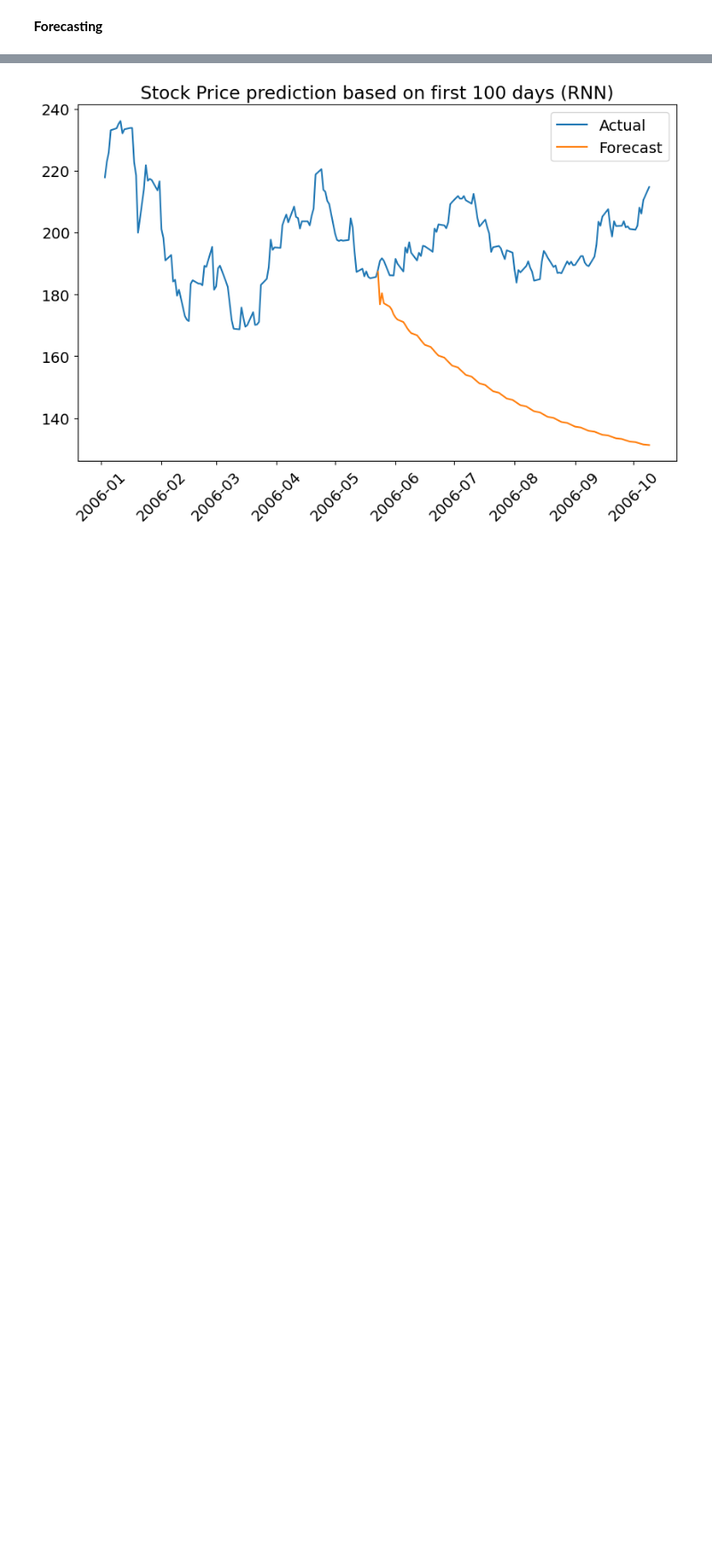
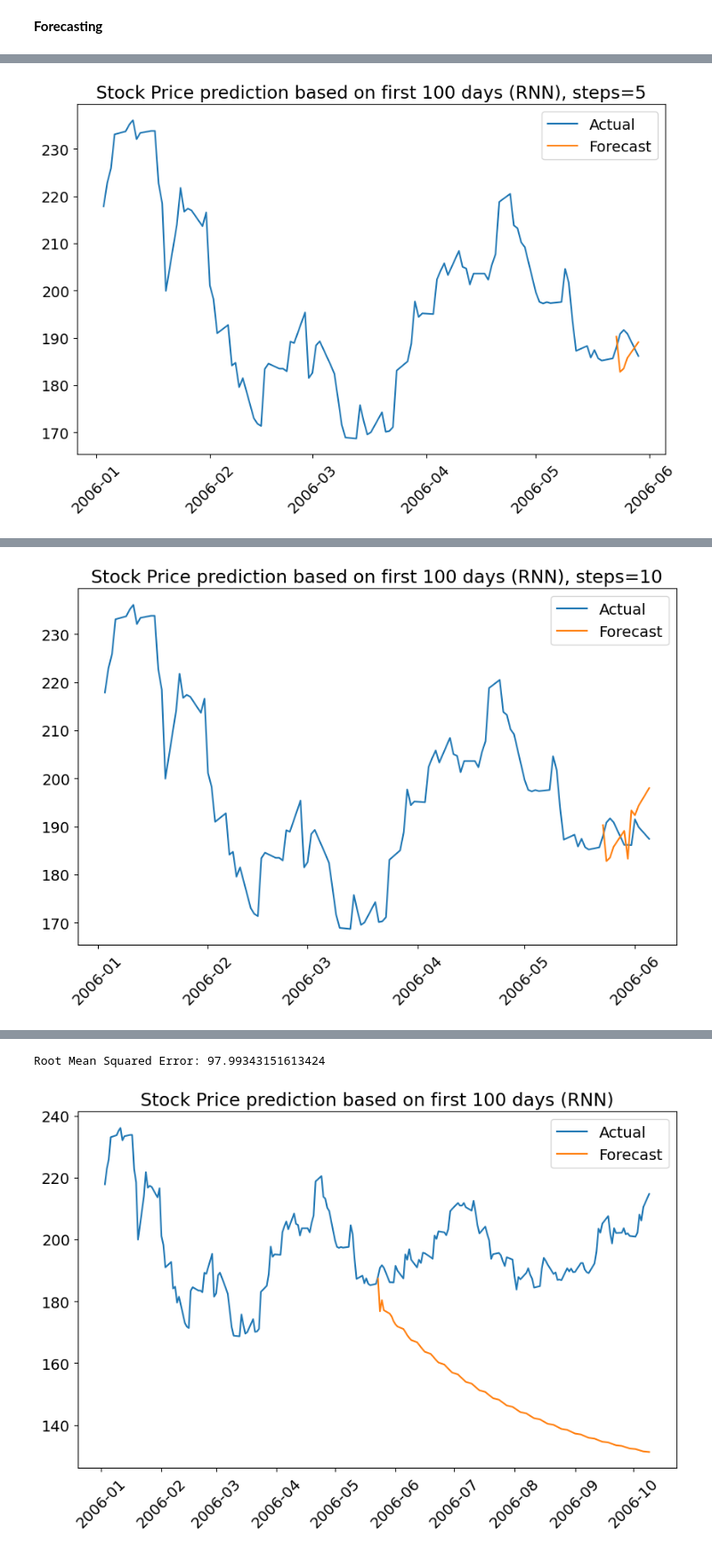
Before and after one commit to irene-fagnani/ADAML-project2, a Jupyter notebook: RNN.ipynb, the cells around one changed output, grey strips where cells are left out. Shown at 89% size. Drawn from its saved outputs; the diff is of its cells as text; code cells hidden in the pictures; blank space fills up the shorter version.

```diff
--- a/RNN.ipynb
+++ b/RNN.ipynb
@@ -114,31 +127,51 @@ Root Mean Squared Error: 20.002116111578918
 # %% [markdown]
 **Forecasting**
 # %%
-# Initialize prediction_X with the last sequence from the dataset
-prediction_X = X[0]  # Ensure this is a sequence of shape (sequence_length, num_features)
+rmse_vector={}
+# Number of steps to forecast
+steps = [5, 10, 20, 30, 50, 100]
+for s in range(0,len(steps)):
+    prediction_X = X[0]  # Ensure this is a sequence of shape (sequence_length, num_features)
+    # Store forecasts
+    forecasts = []
 
-# Number of steps to forecast
-steps = 100
+    for i in range(steps[s]):
+        # Reshape prediction_X to include batch dimension
+        prediction_X_batch = prediction_X.reshape((1, prediction_X.shape[0], prediction_X.shape[1]))
 
-# Store forecasts
-forecasts = []
+        # Predict the next step
+        forecast_new = model.predict(prediction_X_batch)
 
-for i in range(steps):
-    # Reshape prediction_X to include batch dimension
-    prediction_X_batch = prediction_X.reshape((1, prediction_X.shape[0], prediction_X.shape[1]))
+        # Add the prediction to forecasts
+        forecasts.append(forecast_new[0])  # Remove batch dimension from prediction
 
-    # Predict the next step
-    forecast_new = model.predict(prediction_X_batch)
+        # Update prediction_X: Remove the first value and append the new prediction
+        prediction_X = np.vstack([prediction_X[1:], forecast_new])
 
-    # Add the prediction to forecasts
-    forecasts.append(forecast_new[0])  # Remove batch dimension from prediction
+    # Convert forecasts to a NumPy array for further processing
+    forecasts = np.array(forecasts)
 
-    # Update prediction_X: Remove the first value and append the new prediction
-    prediction_X = np.vstack([prediction_X[1:], forecast_new])
+    # Inverse transform the forecasts if needed (to return to original scale)
+    forecasts_rescaled = scaler.inverse_transform(forecasts)
 
-# Convert forecasts to a NumPy array for further processing
-forecasts = np.array(forecasts)
+    plt.figure(figsize=(10, 6))
 
-# Inverse transform the forecasts if needed (to return to original scale)
-forecasts_rescaled = scaler.inverse_transform(forecasts)
+    # Plot actual values
+    plt.plot(data.index[:100+steps[s]],data_vals[:100+steps[s], 3], label='Actual')
+
+    # Plot predicted values
+    plt.plot(data.index[100:100+steps[s]],forecasts_rescaled[:, 3], label='Forecast')
+
+    # Rotate the x-axis labels for better readability
+    plt.xticks(rotation=45)
+
+    # Add legend and title
+    plt.legend()
+    plt.title("Stock Price prediction based on first 100 days (RNN), steps="+str(steps[s]))
+    plt.savefig("Stock_RNN_prediction"+str(steps[s])+".png")
+    plt.show()
+
+    rmse = np.sqrt(mean_squared_error(data_vals[100:100+steps[s], 3], forecasts_rescaled[:, 3]))
+    rmse_vector[s]=rmse
+    print(f"Root Mean Squared Error: {rmse}")
 # %% [output]
@@ -161,0 +183 @@ forecasts_rescaled = scaler.inverse_transform(forecasts)
+[figure, added]
@@ -161,0 +195 @@ forecasts_rescaled = scaler.inverse_transform(forecasts)
+[figure, added]
@@ -162,3 +268,4 @@ forecasts_rescaled = scaler.inverse_transform(forecasts)
+Root Mean Squared Error: 97.99343151613424
 # %%
 import matplotlib.dates as mdates
 
```
Also changed, not shown: parts of 5 cells of this notebook, 3 other files.
